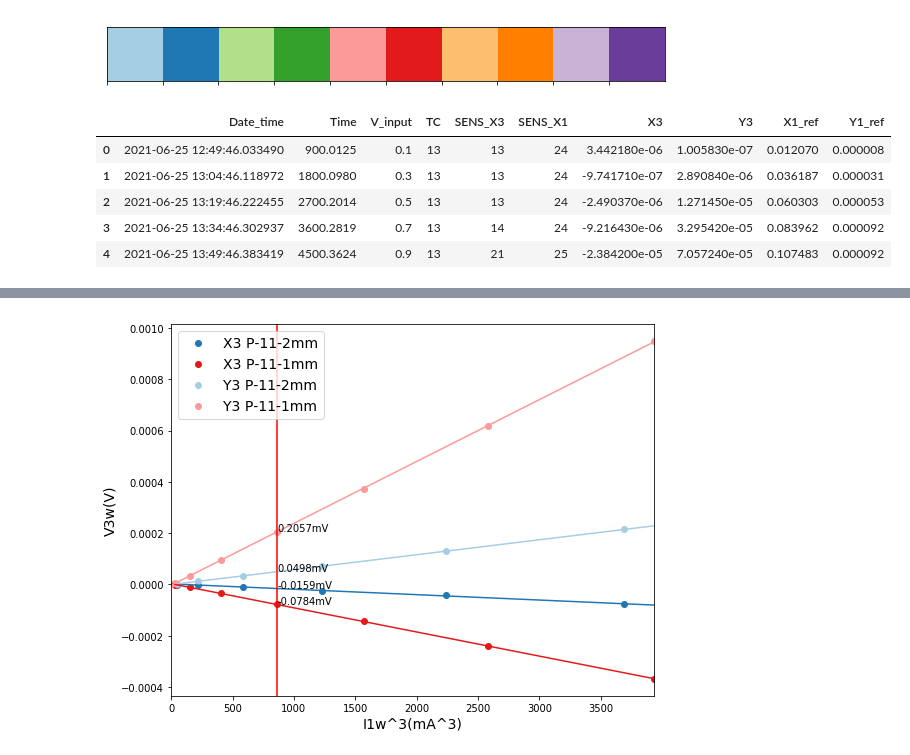
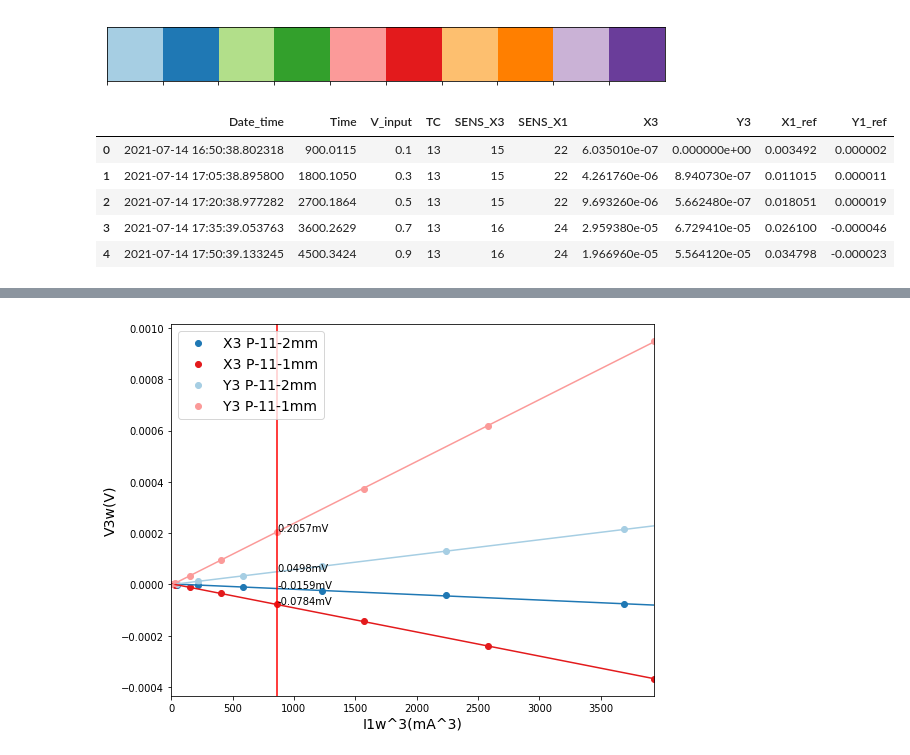
Before and after one commit to xyan36/GraysonGroup, a Jupyter notebook: suspended_wire/power_dep.ipynb, the cells around one changed output, grey strips where cells are left out. Drawn from its saved outputs; the diff is of its cells as text; code cells hidden in the pictures.

```diff
--- a/suspended_wire/power_dep.ipynb
+++ b/suspended_wire/power_dep.ipynb
@@ -13,19 +13,20 @@ sns.palplot(cmap)
 # %% [output]
 [figure]
 # %%
-fname = "210625\\210625_Bi2Te3_p11_2mm_power_dep_f3p4_1.txt"
-fname2 = "210621\\210621_Bi2Te3_p11_power_dep_f3p4_combo.txt"
+#fname = "210625\\210625_Bi2Te3_p11_2mm_power_dep_f3p4_1.txt"
+fname = "210714\\210714_Bi2Te3_n10_power_dep_f3p4_1.txt"
+#fname2 = "210621\\210621_Bi2Te3_p11_power_dep_f3p4_combo.txt"
 df = pd.read_csv(fname, sep = ',', header = 0)
-df2 = pd.read_csv(fname2, sep = ',', header = 0)
+#df2 = pd.read_csv(fname2, sep = ',', header = 0)
 
 df.head()
 # %% [output]
 |  | Date_time | Time | V_input | TC | SENS_X3 | SENS_X1 | X3 | Y3 | X1_ref | Y1_ref |
-| 0 | 2021-06-25 12:49:46.033490 | 900.0125 | 0.1 | 13 | 13 | 24 | 3.442180e-06 | 1.005830e-07 | 0.012070 | 0.000008 |
-| 1 | 2021-06-25 13:04:46.118972 | 1800.0980 | 0.3 | 13 | 13 | 24 | -9.741710e-07 | 2.890840e-06 | 0.036187 | 0.000031 |
-| 2 | 2021-06-25 13:19:46.222455 | 2700.2014 | 0.5 | 13 | 13 | 24 | -2.490370e-06 | 1.271450e-05 | 0.060303 | 0.000053 |
-| 3 | 2021-06-25 13:34:46.302937 | 3600.2819 | 0.7 | 13 | 14 | 24 | -9.216430e-06 | 3.295420e-05 | 0.083962 | 0.000092 |
-| 4 | 2021-06-25 13:49:46.383419 | 4500.3624 | 0.9 | 13 | 21 | 25 | -2.384200e-05 | 7.057240e-05 | 0.107483 | 0.000092 |
+| 0 | 2021-07-14 16:50:38.802318 | 900.0115 | 0.1 | 13 | 15 | 22 | 6.035010e-07 | 0.000000e+00 | 0.003492 | 0.000002 |
+| 1 | 2021-07-14 17:05:38.895800 | 1800.1050 | 0.3 | 13 | 15 | 22 | 4.261760e-06 | 8.940730e-07 | 0.011015 | 0.000011 |
+| 2 | 2021-07-14 17:20:38.977282 | 2700.1864 | 0.5 | 13 | 15 | 22 | 9.693260e-06 | 5.662480e-07 | 0.018051 | 0.000019 |
+| 3 | 2021-07-14 17:35:39.053763 | 3600.2629 | 0.7 | 13 | 16 | 24 | 2.959380e-05 | 6.729410e-05 | 0.026100 | -0.000046 |
+| 4 | 2021-07-14 17:50:39.133245 | 4500.3424 | 0.9 | 13 | 16 | 24 | 1.966960e-05 | 5.564120e-05 | 0.034798 | -0.000023 |
 # %%
 fz = 14
 fig, ax = plt.subplots(1,1, figsize = (8,6))
```
Also changed, not shown: parts of 1 cell of this notebook, 6 other files.
